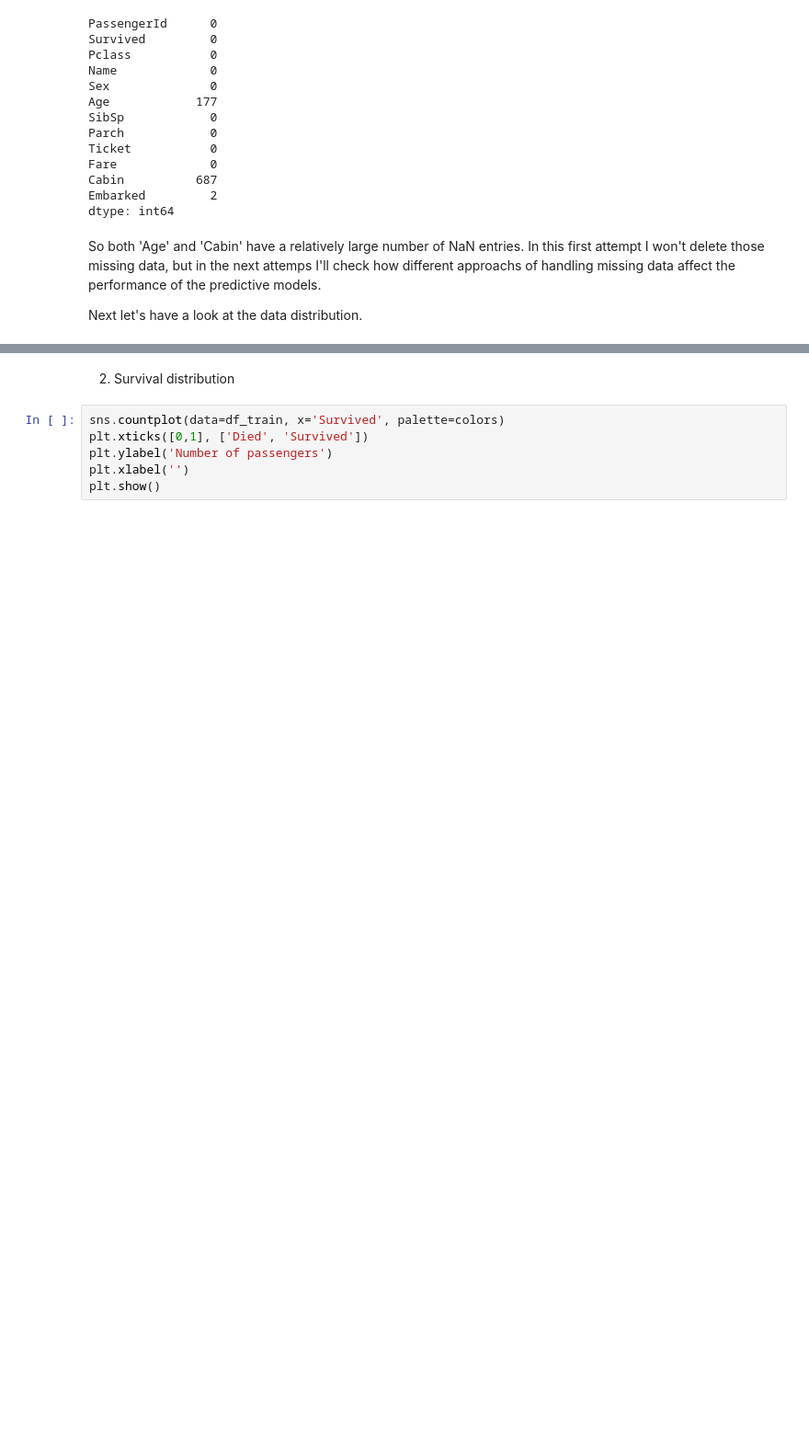
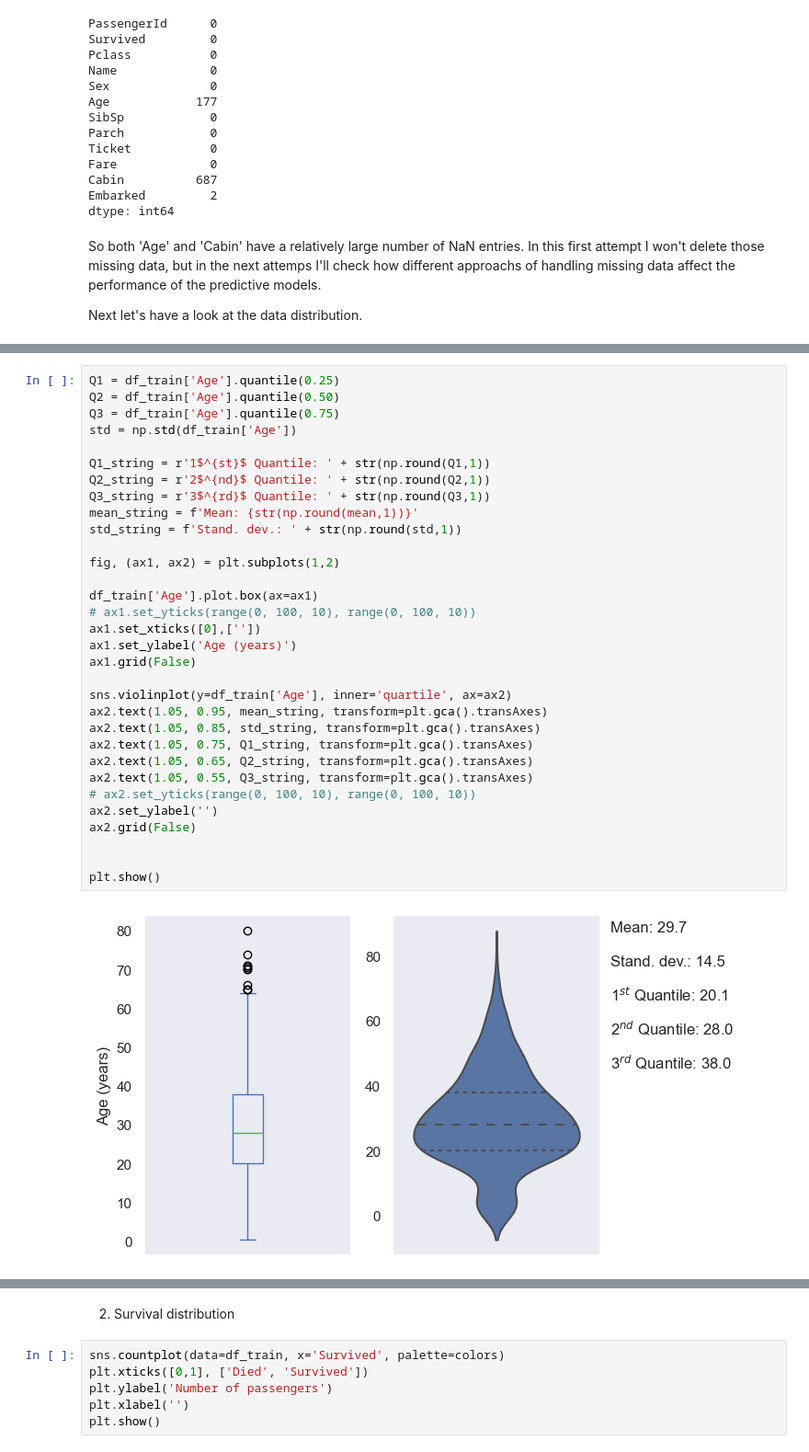
Before and after one commit to devienne/ML_from_disaster, a Jupyter notebook: 1 Titanic EDA.ipynb, the cells around one changed output, grey strips where cells are left out. Shown at 92% size. Saved outputs shown, nothing was run; the diff lists cells and outputs as text; blank space fills up the shorter version.

```diff
--- a/1 Titanic EDA.ipynb
+++ b/1 Titanic EDA.ipynb
@@ -102,0 +103,34 @@ plt.show()
+# %%
+Q1 = df_train['Age'].quantile(0.25)
+Q2 = df_train['Age'].quantile(0.50)
+Q3 = df_train['Age'].quantile(0.75)
+std = np.std(df_train['Age'])
+
+Q1_string = r'1$^{st}$ Quantile: ' + str(np.round(Q1,1))
+Q2_string = r'2$^{nd}$ Quantile: ' + str(np.round(Q2,1))
+Q3_string = r'3$^{rd}$ Quantile: ' + str(np.round(Q3,1))
+mean_string = f'Mean: {str(np.round(mean,1))}'
+std_string = f'Stand. dev.: ' + str(np.round(std,1))
+
+fig, (ax1, ax2) = plt.subplots(1,2)
+
+df_train['Age'].plot.box(ax=ax1)
+# ax1.set_yticks(range(0, 100, 10), range(0, 100, 10))
+ax1.set_xticks([0],[''])
+ax1.set_ylabel('Age (years)')
+ax1.grid(False)
+
+sns.violinplot(y=df_train['Age'], inner='quartile', ax=ax2)
+ax2.text(1.05, 0.95, mean_string, transform=plt.gca().transAxes)
+ax2.text(1.05, 0.85, std_string, transform=plt.gca().transAxes)
+ax2.text(1.05, 0.75, Q1_string, transform=plt.gca().transAxes)
+ax2.text(1.05, 0.65, Q2_string, transform=plt.gca().transAxes)
+ax2.text(1.05, 0.55, Q3_string, transform=plt.gca().transAxes)
+# ax2.set_yticks(range(0, 100, 10), range(0, 100, 10))
+ax2.set_ylabel('')
+ax2.grid(False)
+
+
+plt.show()
+# %% [output]
+[figure, added]
```
Also changed, not shown: parts of 3 cells of this notebook.
